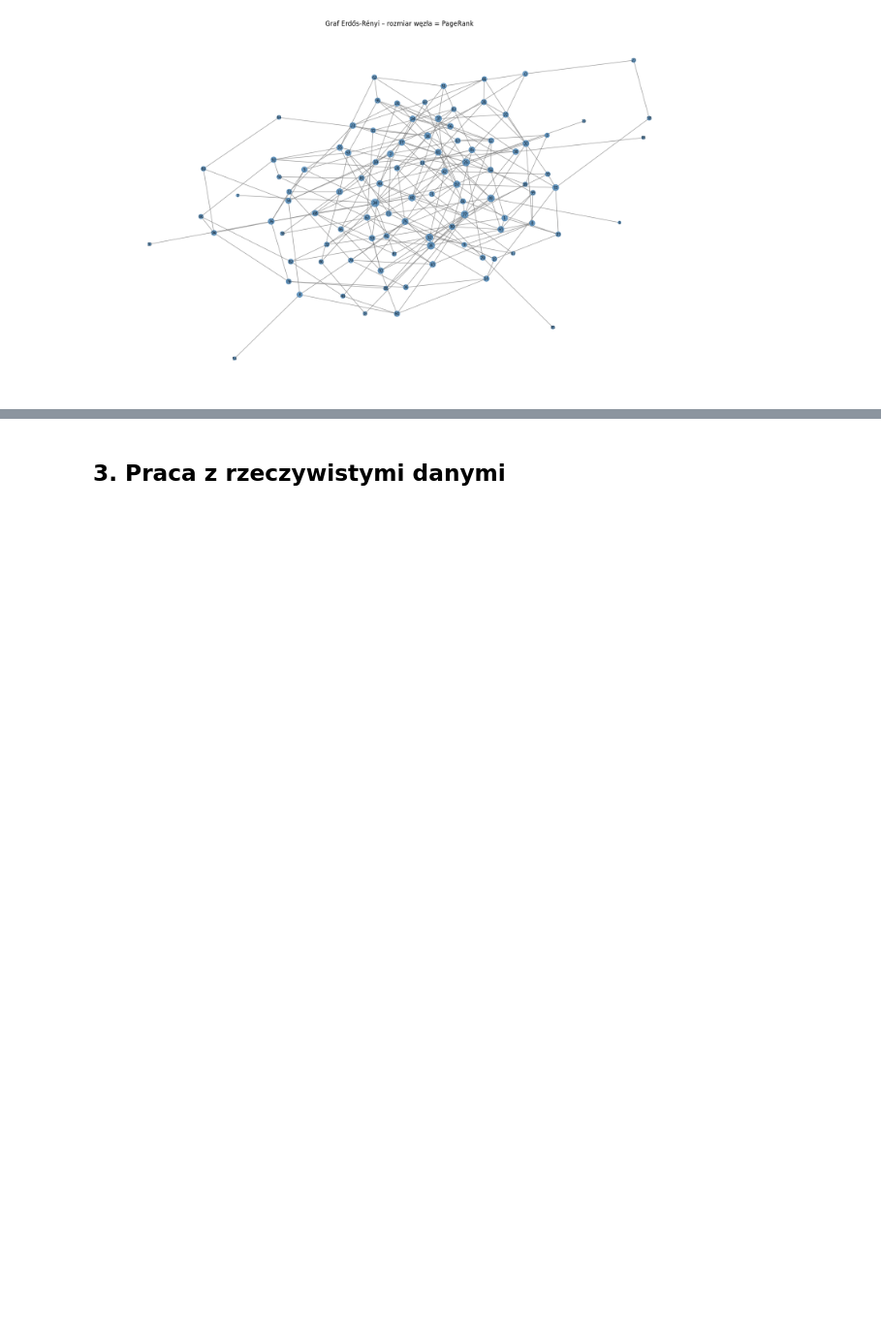
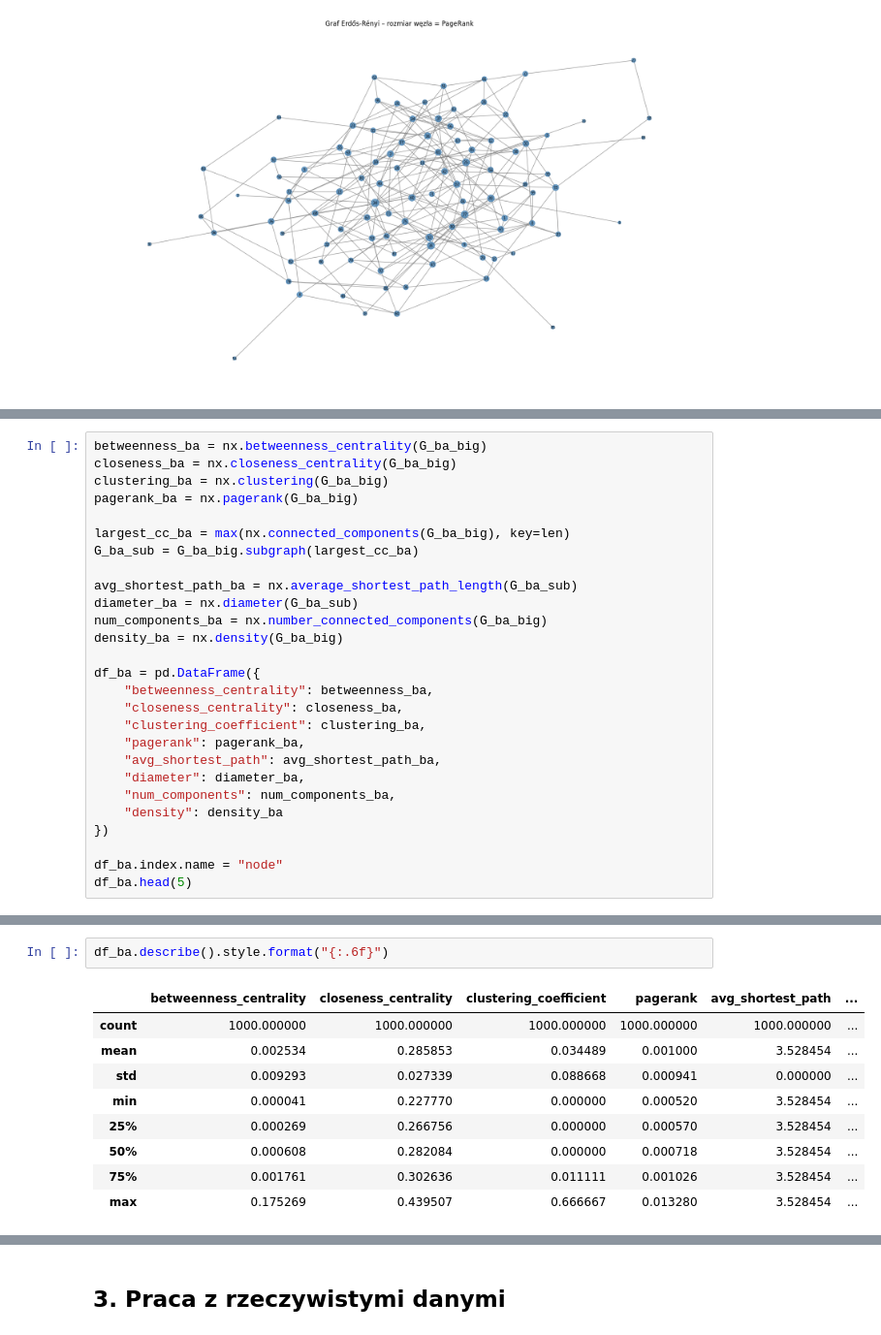
Before and after one commit to mikolaj-olesinski/Complex-Networks-PWR, a Jupyter notebook: lista1/lista1.ipynb, the cells around one changed output, grey strips where cells are left out. Shown at 97% size. Saved outputs shown, nothing was run; the diff lists cells and outputs as text; blank space fills up the shorter version.

```diff
--- a/lista1/lista1.ipynb
+++ b/lista1/lista1.ipynb
@@ -250,0 +268,27 @@ Diameter of BA graph: 5
+# %%
+betweenness_ba = nx.betweenness_centrality(G_ba_big)
+closeness_ba = nx.closeness_centrality(G_ba_big)
+clustering_ba = nx.clustering(G_ba_big)
+pagerank_ba = nx.pagerank(G_ba_big)
+
+largest_cc_ba = max(nx.connected_components(G_ba_big), key=len)
+G_ba_sub = G_ba_big.subgraph(largest_cc_ba)
+
+avg_shortest_path_ba = nx.average_shortest_path_length(G_ba_sub)
+diameter_ba = nx.diameter(G_ba_sub)
+num_components_ba = nx.number_connected_components(G_ba_big)
+density_ba = nx.density(G_ba_big)
+
+df_ba = pd.DataFrame({
+    "betweenness_centrality": betweenness_ba,
+    "closeness_centrality": closeness_ba,
+    "clustering_coefficient": clustering_ba,
+    "pagerank": pagerank_ba,
+    "avg_shortest_path": avg_shortest_path_ba,
+    "diameter": diameter_ba,
+    "num_components": num_components_ba,
+    "density": density_ba
+})
+
+df_ba.index.name = "node"
+df_ba.head(5)
@@ -250,0 +303,12 @@ Diameter of BA graph: 5
+# %%
+df_ba.describe().style.format("{:.6f}")
+# %% [output]
+|  | betweenness_centrality | closeness_centrality | clustering_coefficient | pagerank | avg_shortest_path | ... |
+| count | 1000.000000 | 1000.000000 | 1000.000000 | 1000.000000 | 1000.000000 | ... |
+| mean | 0.002534 | 0.285853 | 0.034489 | 0.001000 | 3.528454 | ... |
+| std | 0.009293 | 0.027339 | 0.088668 | 0.000941 | 0.000000 | ... |
+| min | 0.000041 | 0.227770 | 0.000000 | 0.000520 | 3.528454 | ... |
+| 25% | 0.000269 | 0.266756 | 0.000000 | 0.000570 | 3.528454 | ... |
+| 50% | 0.000608 | 0.282084 | 0.000000 | 0.000718 | 3.528454 | ... |
+| 75% | 0.001761 | 0.302636 | 0.011111 | 0.001026 | 3.528454 | ... |
+| max | 0.175269 | 0.439507 | 0.666667 | 0.013280 | 3.528454 | ... |
```
Also changed, not shown: parts of 31 cells of this notebook, 5 other files.
